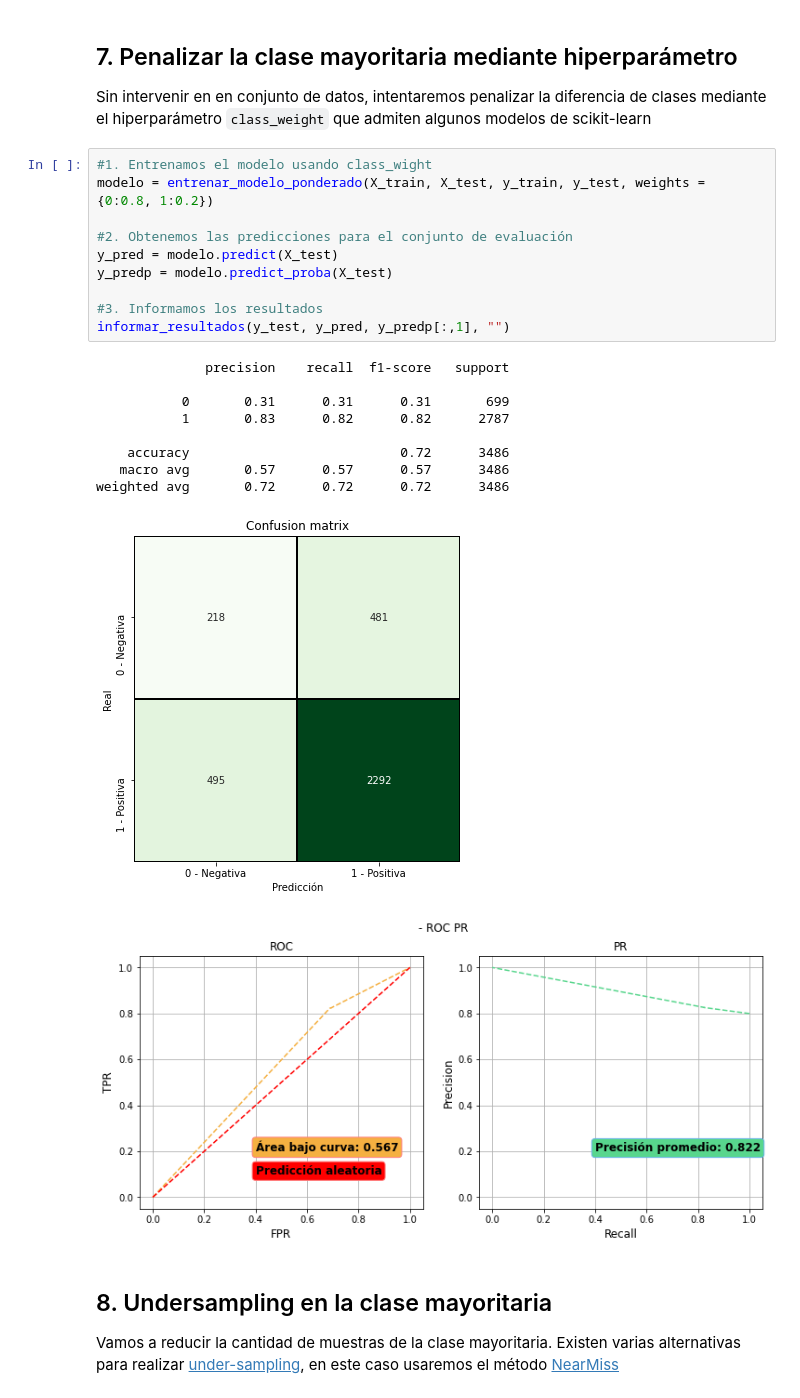
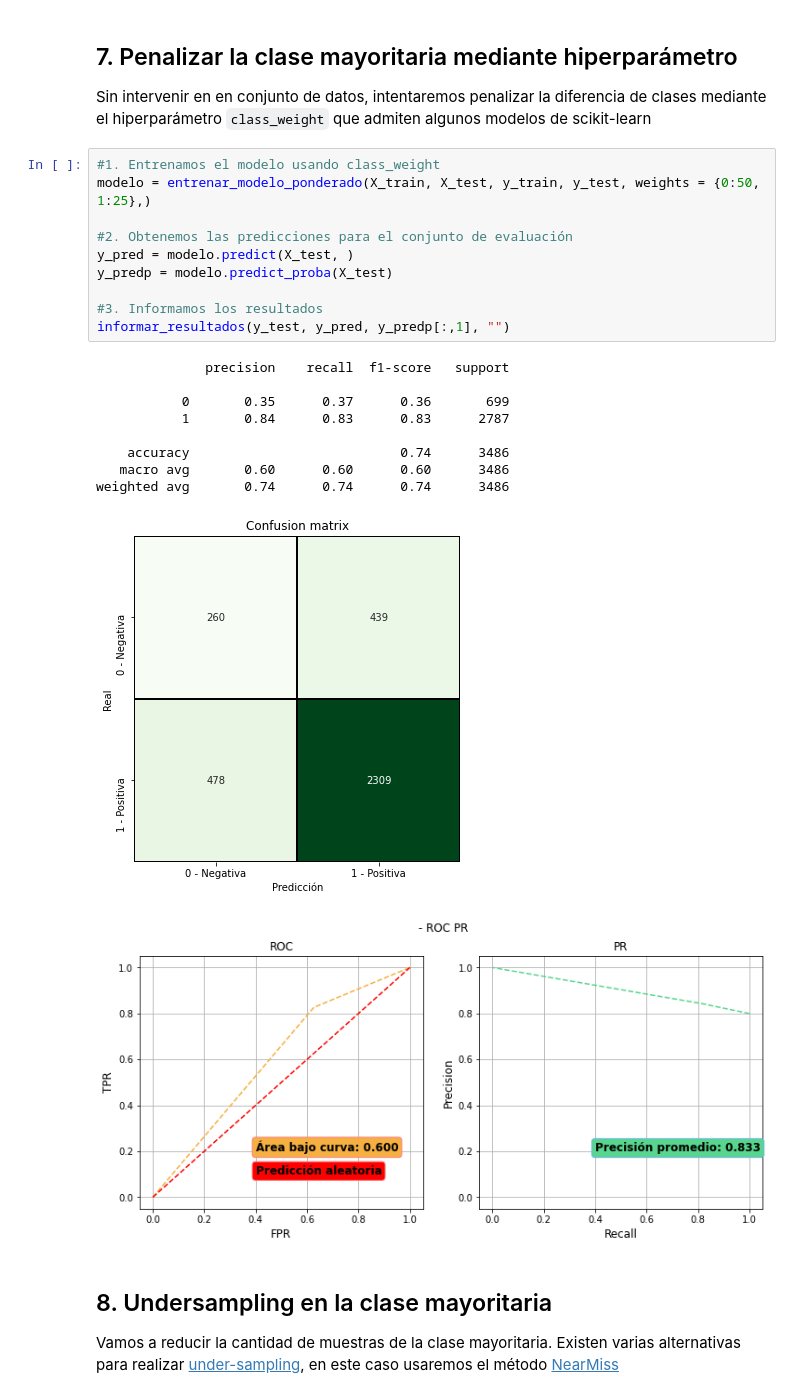
Before and after one commit to giannipablo/MentoriaDiploDatos2020, a Jupyter notebook: Practico_3y4_part_4.ipynb, the cells around one changed output. Cells and saved outputs as stored; diff of their text form.

```diff
--- a/Practico_3y4_part_4.ipynb
+++ b/Practico_3y4_part_4.ipynb
@@ -205,26 +206,26 @@ weighted avg       0.74      0.74      0.74      3486
 
 Sin intervenir en en conjunto de datos, intentaremos penalizar la diferencia de clases mediante el hiperparámetro `class_weight` que admiten algunos modelos de scikit-learn
 # %%
-#1. Entrenamos el modelo usando class_wight
-modelo = entrenar_modelo_ponderado(X_train, X_test, y_train, y_test, weights = {0:0.8, 1:0.2})
+#1. Entrenamos el modelo usando class_weight
+modelo = entrenar_modelo_ponderado(X_train, X_test, y_train, y_test, weights = {0:50, 1:25},)
 
 #2. Obtenemos las predicciones para el conjunto de evaluación
-y_pred = modelo.predict(X_test)
+y_pred = modelo.predict(X_test, )
 y_predp = modelo.predict_proba(X_test)
 
 #3. Informamos los resultados
 informar_resultados(y_test, y_pred, y_predp[:,1], "")
 # %% [output]
               precision    recall  f1-score   support
 
-           0       0.31      0.31      0.31       699
-           1       0.83      0.82      0.82      2787
+           0       0.35      0.37      0.36       699
+           1       0.84      0.83      0.83      2787
 
-    accuracy                           0.72      3486
-   macro avg       0.57      0.57      0.57      3486
-weighted avg       0.72      0.72      0.72      3486
+    accuracy                           0.74      3486
+   macro avg       0.60      0.60      0.60      3486
+weighted avg       0.74      0.74      0.74      3486
 [figure]
-[figure, old version]
+[figure, new version]
 # %% [markdown]
 ## 8. Undersampling en la clase mayoritaria
 
```
Also changed, not shown: parts of 9 cells of this notebook.
